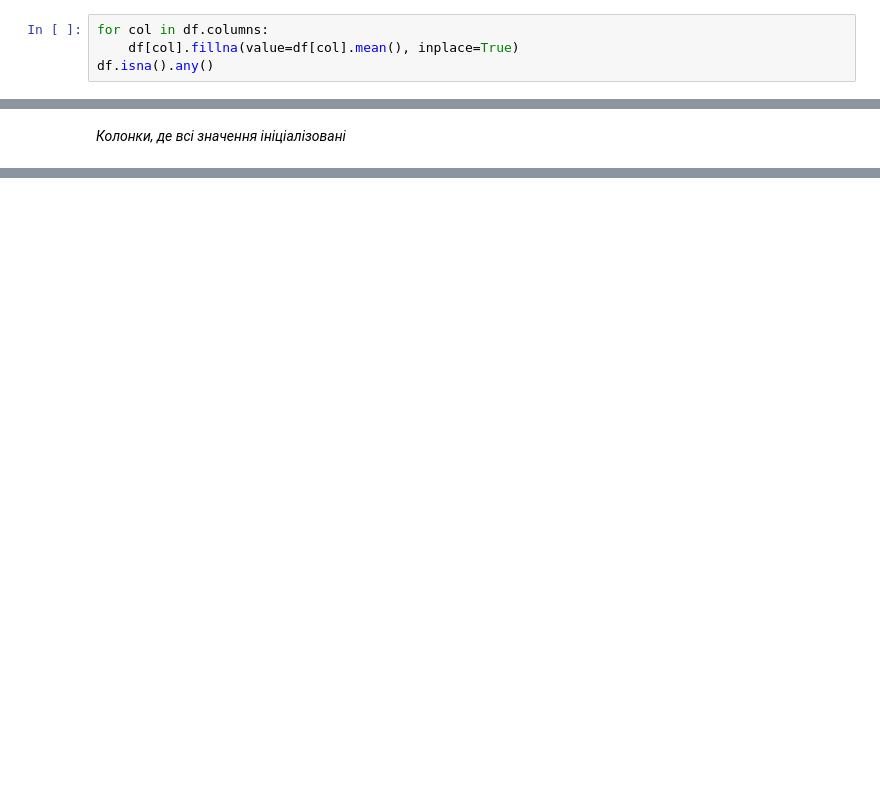
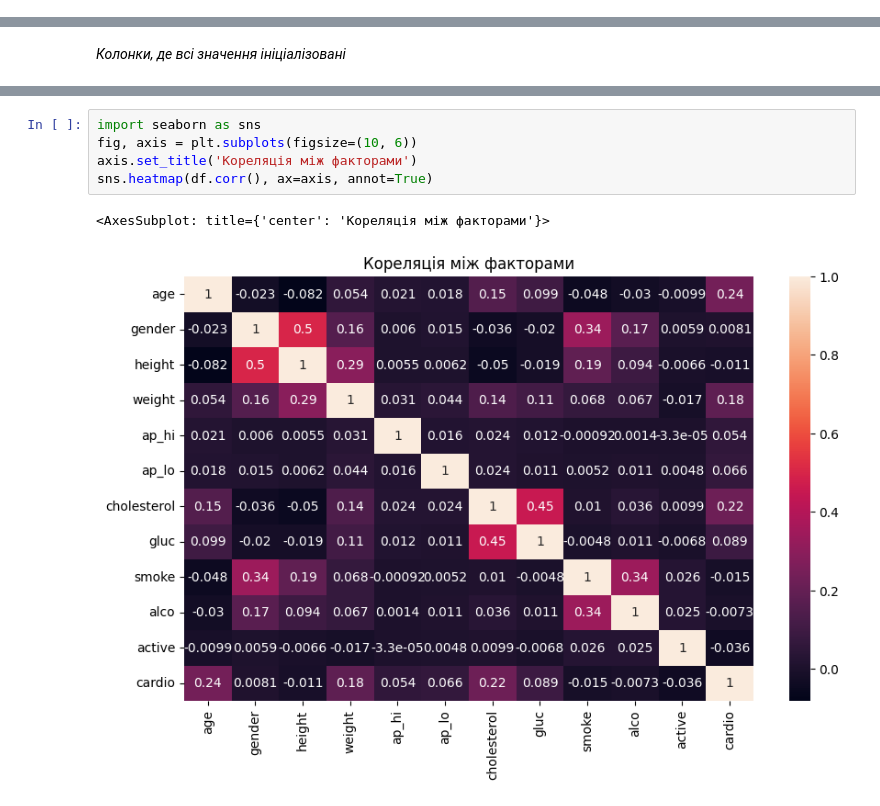
Before and after one commit to SideShowBoBGOT/DataAnalysisFourthSemester, a Jupyter notebook: CourseWork/work.ipynb, the cells around one changed output, grey strips where cells are left out. Drawn from its saved outputs; the diff is of its cells as text; blank space fills up the shorter version.

```diff
--- a/CourseWork/work.ipynb
+++ b/CourseWork/work.ipynb
@@ -55,4 +29,0 @@ axis.bar(missing_data.index, missing_data.iloc[:, 0])
-# %%
-for col in df.columns:
-    df[col].fillna(value=df[col].mean(), inplace=True)
-df.isna().any()
@@ -72,0 +52,8 @@ dtype: bool
+# %%
+import seaborn as sns
+fig, axis = plt.subplots(figsize=(10, 6))
+axis.set_title('Кореляція між факторами')
+sns.heatmap(df.corr(), ax=axis, annot=True)
+# %% [output]
+<AxesSubplot: title={'center': 'Кореляція між факторами'}>
+[figure, added]
```
Also changed, not shown: parts of 31 cells of this notebook, 4 other files.
